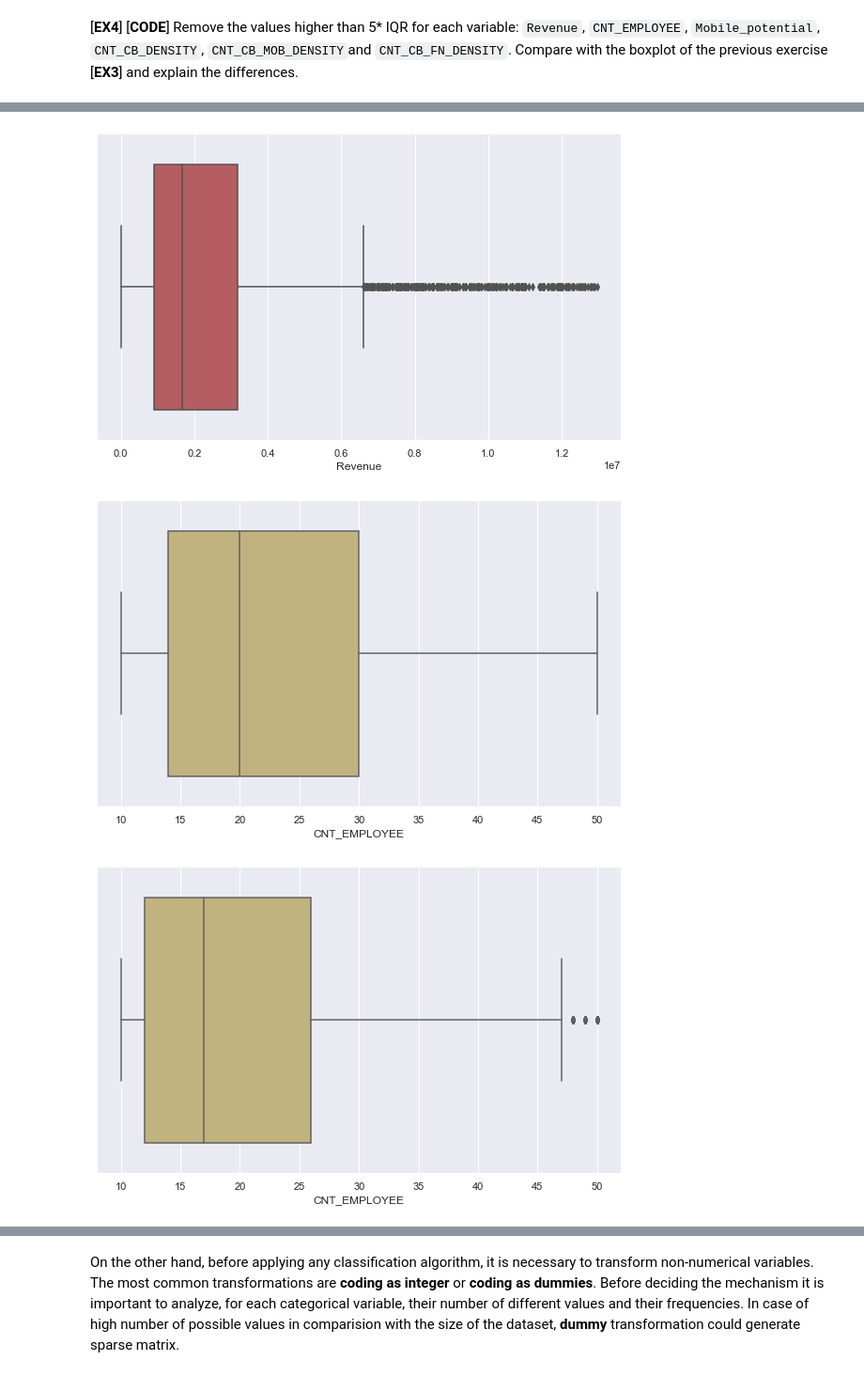
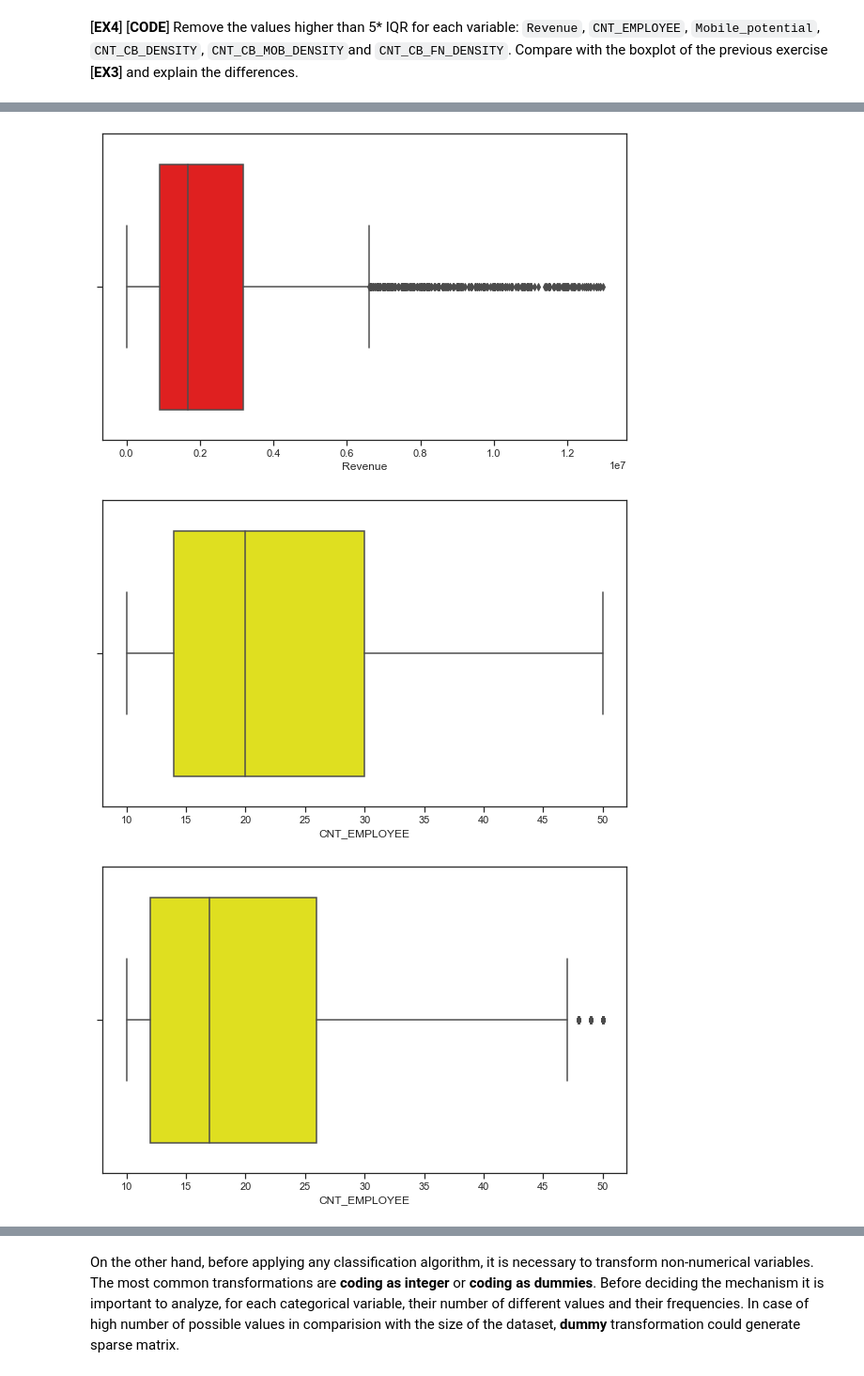
Before and after one commit to Xavaki/ML_project2, a Jupyter notebook: P02_Classification_student.ipynb, the cells around one changed output, grey strips where cells are left out. Shown at 94% size. Cells and saved outputs as stored; diff of their text form; code cells hidden in the pictures.

```diff
--- a/P02_Classification_student.ipynb
+++ b/P02_Classification_student.ipynb
@@ -168,10 +168,12 @@ noncustomer_dt.info()
 # feature list
 f = ['Revenue', 'CNT_EMPLOYEE','Mobile_potential', 'CNT_CB_DENSITY']
 # color list
-c = ['r', 'y','g', 'b']
+c = ['red', 'yellow','green', 'blue']
 
 
 sns.set(rc={'figure.figsize': (10,6)})
+sns.set(style="ticks")
+
 #sns.set(rc={'figure.figsize':(20,6)})
 ## Customer and non-customer boxplots
 for i in range(0, len(f)):
@@ -247,7 +249,7 @@ As we observe from the boxplots, some of them present outliers. There are severa
 # feature list
 f = ['Revenue', 'CNT_EMPLOYEE','Mobile_potential', 'CNT_CB_DENSITY', 'CNT_CB_MOB_DENSITY', 'CNT_CB_FN_DENSITY']
 # color list
-c = ['r', 'y','g', 'b', 'skyblue', 'aqua']
+c = ['red', 'yellow','green', 'blue', 'skyblue', 'aqua']
 
 #looping through features, computing iqr of each dataframes and using it to clean data
 for i in range(0, len(f)):
@@ -273,6 +275,7 @@ for i in range(0, len(f)):
     plt.show()
 
 
+
 # get information of dataset (size, type of variables, nulls,...)
 customer_dt.info()
 noncustomer_dt.info()
@@ -281,3 +284,3 @@ noncustomer_dt.info()
-[figure, old version]
+[figure, new version]
-[figure, old version]
+[figure, new version]
-[figure, old version]
+[figure, new version]
```
Also changed, not shown: parts of 32 cells of this notebook, 51 other files.
